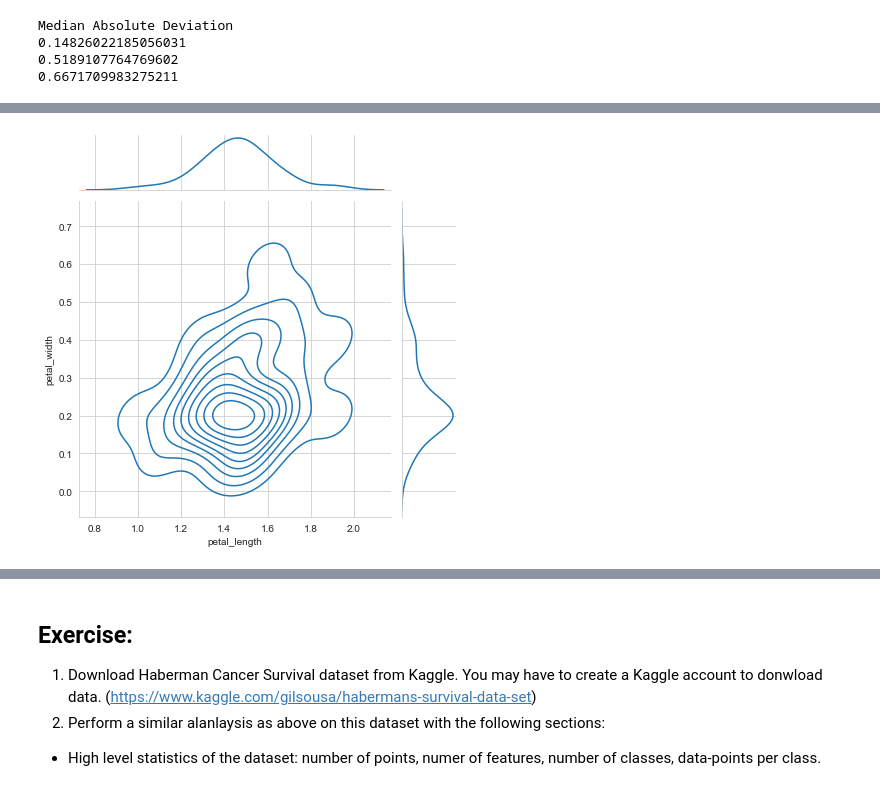
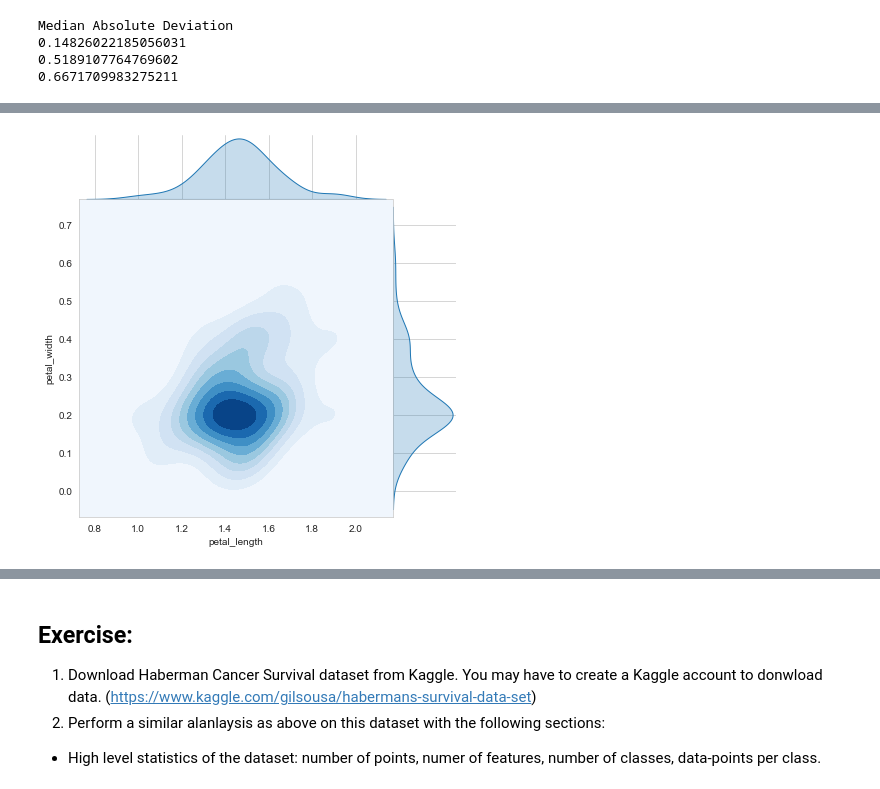
Before and after one commit to charanhu/Applied_Machine_Learning_Fundamentals, a Jupyter notebook: _sources/Chapter4/iris_dataSet_EDA.ipynb, the cells around one changed output, grey strips where cells are left out. Saved outputs shown, nothing was run; the diff lists cells and outputs as text; code cells hidden in the pictures.

```diff
--- a/_sources/Chapter4/iris_dataSet_EDA.ipynb
+++ b/_sources/Chapter4/iris_dataSet_EDA.ipynb
@@ -582,6 +629,6 @@ plt.show()
 # %%
 # 2D Density plot, contors-plot
-sns.jointplot(x="petal_length", y="petal_width", data=iris_setosa, kind="kde")
+sns.jointplot(x="petal_length", y="petal_width", data=iris_setosa, kind="kde", space=0, fill=True, thresh=0, cmap='Blues')
 plt.show()
 # %% [output]
-[figure, old version]
+[figure, new version]
```
Also changed, not shown: parts of 16 cells of this notebook, 8 other files.
